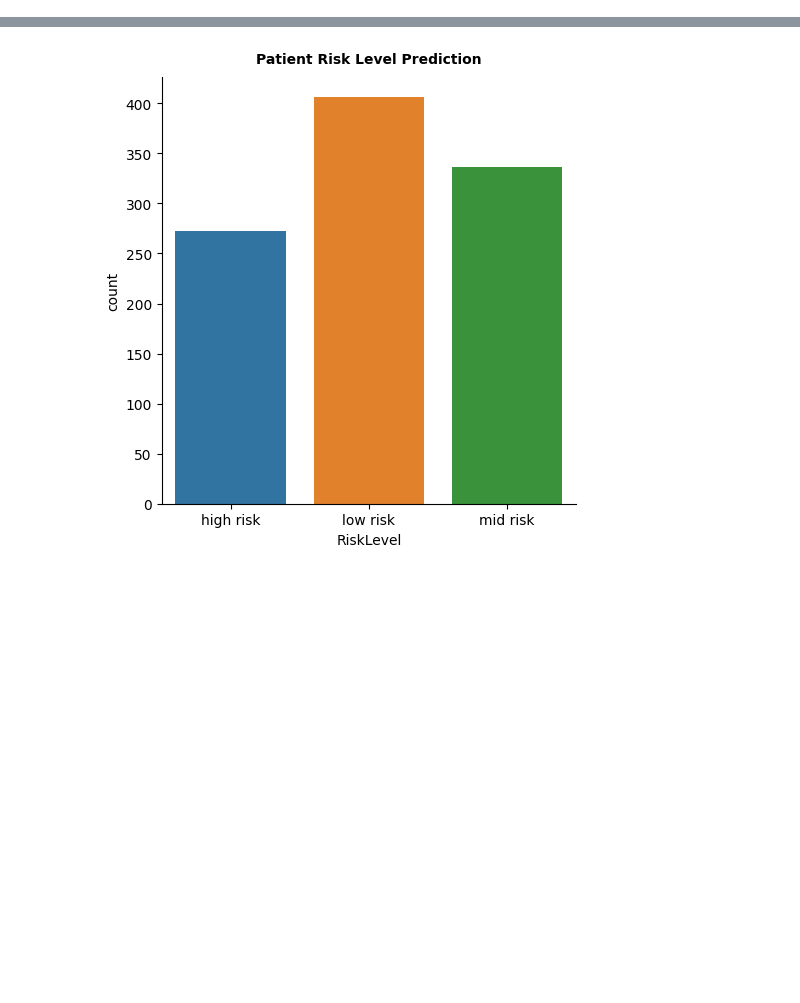
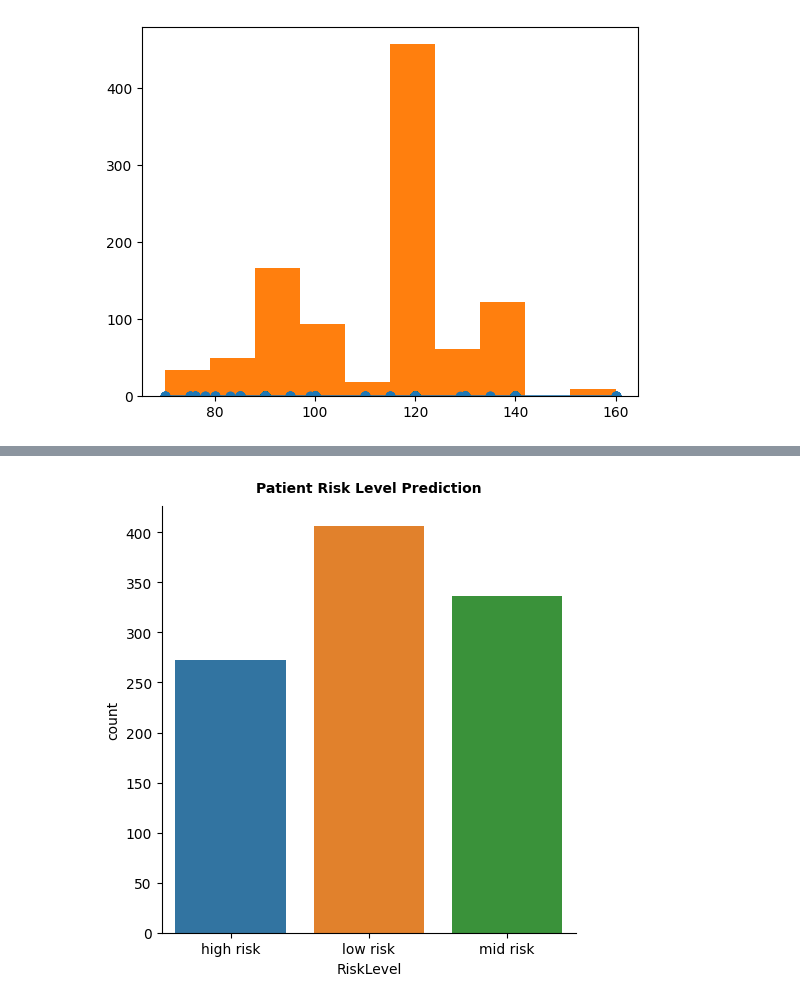
Before and after one commit to AnushkaMazumdar2/Machine_Learning, a Jupyter notebook: MaternalHealth_2348505.ipynb, the cells around one changed output, grey strips where cells are left out. Saved outputs shown, nothing was run; the diff lists cells and outputs as text; code cells hidden in the pictures; blank space fills up the shorter version.

```diff
--- a/MaternalHealth_2348505.ipynb
+++ b/MaternalHealth_2348505.ipynb
@@ -78,0 +80,4 @@ curve(data["Age"])
+# %%
+histo("SystolicBP")
+# %% [output]
+[figure, added]
```
Also changed, not shown: parts of 23 cells of this notebook.
